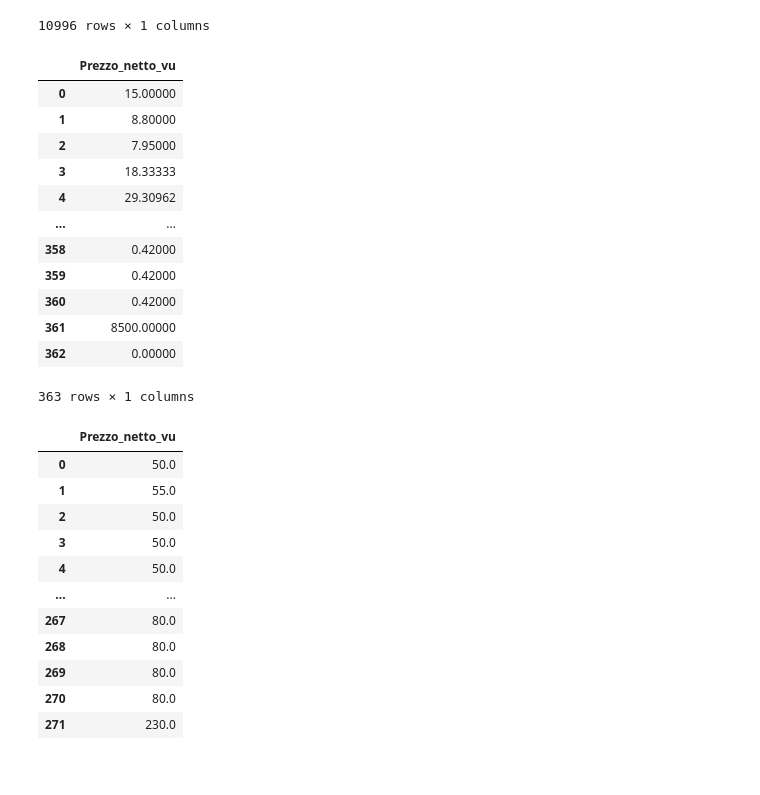
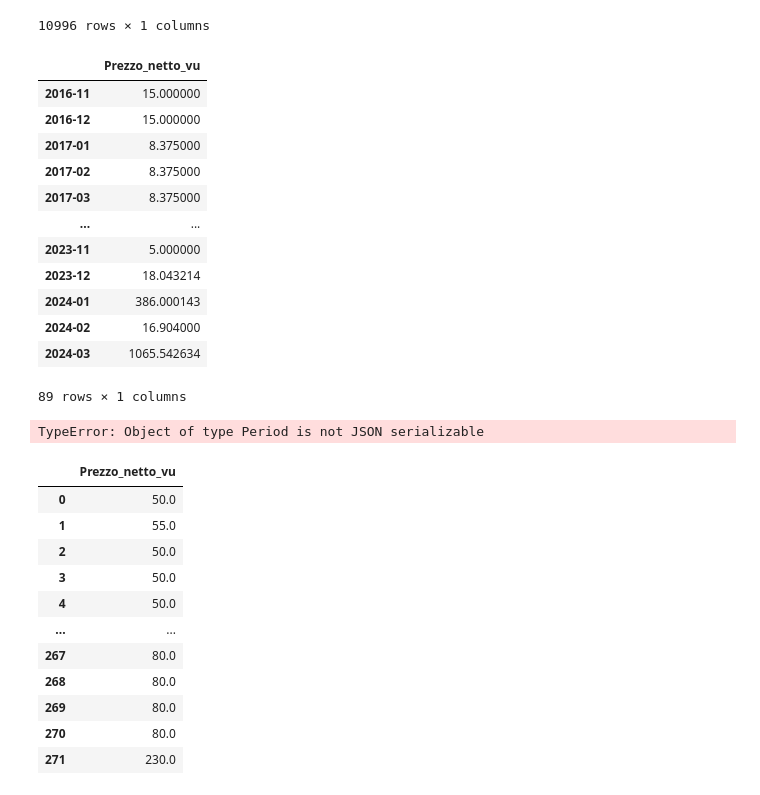
Before and after one commit to Ishikawa7/DEMO-Sales-Data-Analysis-and-Price-List-Management-System, a Jupyter notebook: vista_ddt.ipynb, the cells around one changed output. Cells and saved outputs as stored; diff of their text form; code cells hidden in the pictures.

Commit message:
started work on codes new

```diff
--- a/vista_ddt.ipynb
+++ b/vista_ddt.ipynb
@@ -320,28 +320,39 @@ df_prev
 # %%
 fig = px.histogram(df_prev, x='Prezzo_netto_vu', template='plotly_white', title='Dist storia')
 fig.show()
-# %%
-df_017 = df_ddt[df_ddt["Codice_articolo"] == "017.PM507"].copy()
-df_017 = df_017[df_017["Codice_variante"] == 0][["Prezzo_netto_vu"]]
-df_017.index = [i for i in range(len(df_017))]
-df_017
-# %% [output]
-|  | Prezzo_netto_vu |
-| 0 | 15.00000 |
-| 1 | 8.80000 |
-| 2 | 7.95000 |
-| 3 | 18.33333 |
-| 4 | 29.30962 |
-| ... | ... |
-| 358 | 0.42000 |
-| 359 | 0.42000 |
-| 360 | 0.42000 |
-| 361 | 8500.00000 |
-| 362 | 0.00000 |
-363 rows × 1 columns
+# %%
+df_codice = df_ddt[df_ddt["Codice_articolo"] == "017.PM507"].copy()
+df_codice = df_codice[df_codice["Codice_variante"] == 0][["Data_documento", "Prezzo_netto_vu"]]
+# remove day from date, keep only month and year
+df_codice["Data_documento"] = pd.to_datetime(df_codice["Data_documento"]).dt.to_period("M")
+#df_codice.set_index("Data_documento", inplace=True)
+# average by month
+df_codice = df_codice.groupby("Data_documento").mean()
+# sort by date
+#df_codice.sort_index(inplace=True)
+# fill missing months
+df_codice = df_codice.reindex(pd.period_range(start=df_codice.index.min(), end=df_codice.index.max(), freq="M"))
+df_codice = df_codice[["Prezzo_netto_vu"]].ffill()
+df_codice
+# %% [output]
+|  | Prezzo_netto_vu |
+| 2016-11 | 15.000000 |
+| 2016-12 | 15.000000 |
+| 2017-01 | 8.375000 |
+| 2017-02 | 8.375000 |
+| 2017-03 | 8.375000 |
+| ... | ... |
+| 2023-11 | 5.000000 |
+| 2023-12 | 18.043214 |
+| 2024-01 | 386.000143 |
+| 2024-02 | 16.904000 |
+| 2024-03 | 1065.542634 |
+89 rows × 1 columns
 # %%
-fig = px.line(df_017, y='Prezzo_netto_vu', template='plotly_white', title='Prezzo Netto Vendita 017.PM507')
+fig = px.line(df_codice, y='Prezzo_netto_vu', template='plotly_white', title='Prezzo Netto Vendita 017.PM507')
 fig.show()
+# %% [output]
+TypeError: Object of type Period is not JSON serializable
 # %%
 df_027 = df_ddt[df_ddt["Codice_articolo"] == "027.101TEL.H"].copy()
 df_027 = df_027[df_027["Codice_variante"] == 0][["Prezzo_netto_vu"]]
```
Also changed, not shown: parts of 1 cell of this notebook, 1 other file.
